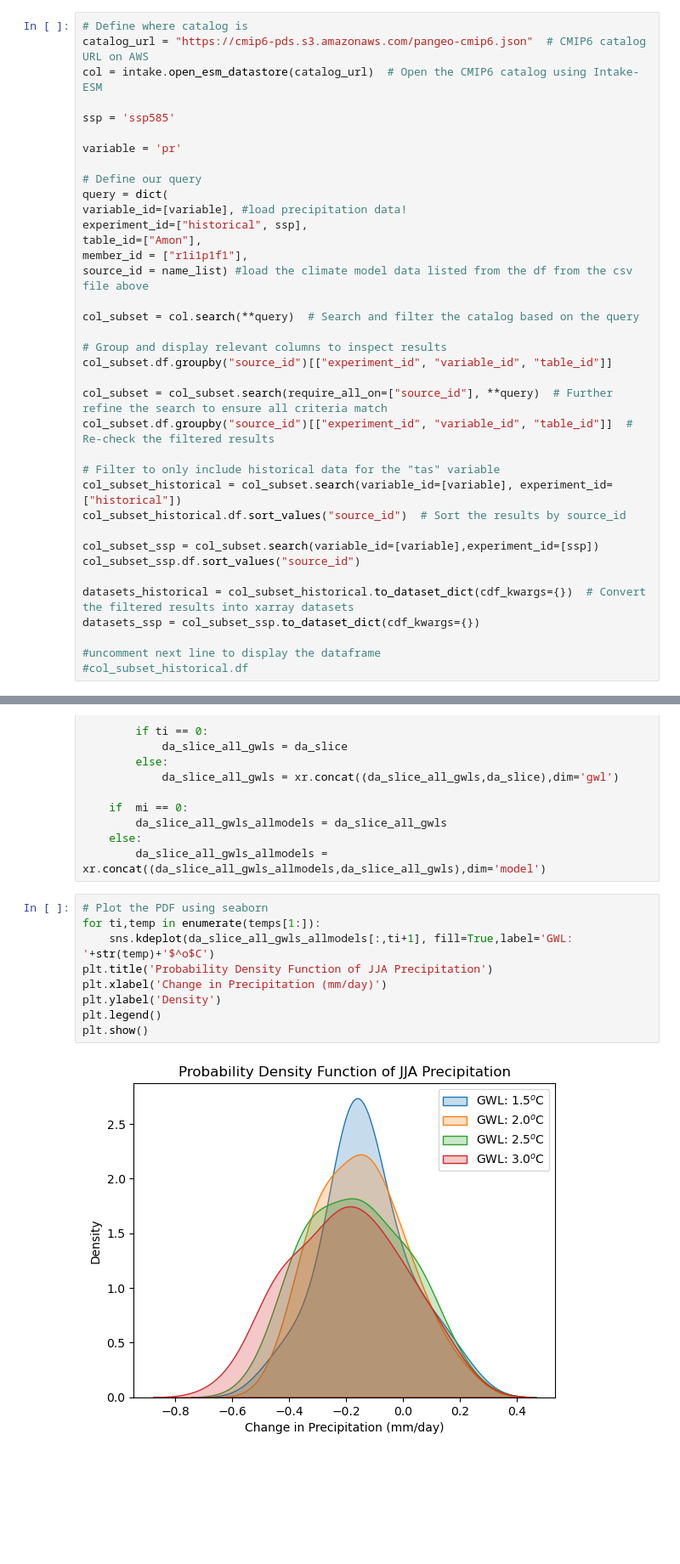
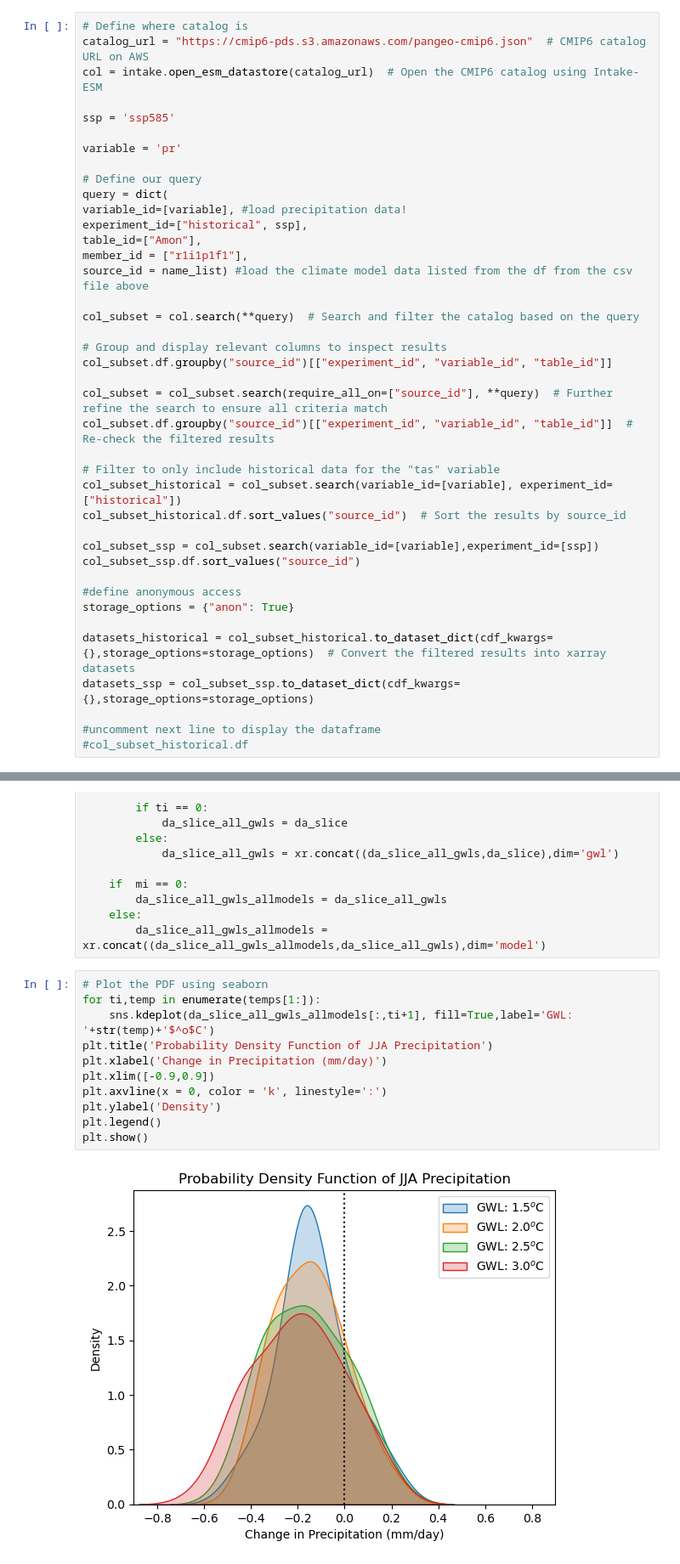
Before and after one commit to TNC-Geospatial-Conservation-Tech/OCSG-2024-SageMaker, a Jupyter notebook: notebooks/2_global_warming_thresholds_impacts/cmip6_historical_ssp_pr_calculate_impacts_warming_levels.ipynb, the cells around one changed output, grey strips where cells are left out. Shown at 85% size. Cells and saved outputs as stored; diff of their text form; blank space fills up the shorter version.

Commit message:
added anonymous loading to workflow for rainfall impacts notebook

```diff
--- a/notebooks/2_global_warming_thresholds_impacts/cmip6_historical_ssp_pr_calculate_impacts_warming_levels.ipynb
+++ b/notebooks/2_global_warming_thresholds_impacts/cmip6_historical_ssp_pr_calculate_impacts_warming_levels.ipynb
@@ -74,8 +74,11 @@ col_subset_historical.df.sort_values("source_id")  # Sort the results by source_
 col_subset_ssp = col_subset.search(variable_id=[variable],experiment_id=[ssp])
 col_subset_ssp.df.sort_values("source_id")
 
-datasets_historical = col_subset_historical.to_dataset_dict(cdf_kwargs={})  # Convert the filtered results into xarray datasets
-datasets_ssp = col_subset_ssp.to_dataset_dict(cdf_kwargs={})
+#define anonymous access
+storage_options = {"anon": True}
+
+datasets_historical = col_subset_historical.to_dataset_dict(cdf_kwargs={},storage_options=storage_options)  # Convert the filtered results into xarray datasets
+datasets_ssp = col_subset_ssp.to_dataset_dict(cdf_kwargs={},storage_options=storage_options)
 
 #uncomment next line to display the dataframe
 #col_subset_historical.df
@@ -262,11 +265,13 @@ for mi,model in enumerate(cmip6_models_sorted): # all but TaiESM bc weird nonsen
 # %%
 # Plot the PDF using seaborn
 for ti,temp in enumerate(temps[1:]):
     sns.kdeplot(da_slice_all_gwls_allmodels[:,ti+1], fill=True,label='GWL: '+str(temp)+'$^o$C')
 plt.title('Probability Density Function of JJA Precipitation')
 plt.xlabel('Change in Precipitation (mm/day)')
+plt.xlim([-0.9,0.9])
+plt.axvline(x = 0, color = 'k', linestyle=':')
 plt.ylabel('Density')
 plt.legend()
 plt.show()
 # %% [output]
-[figure, old version]
+[figure, new version]
```
Also changed, not shown: parts of 3 cells of this notebook.
